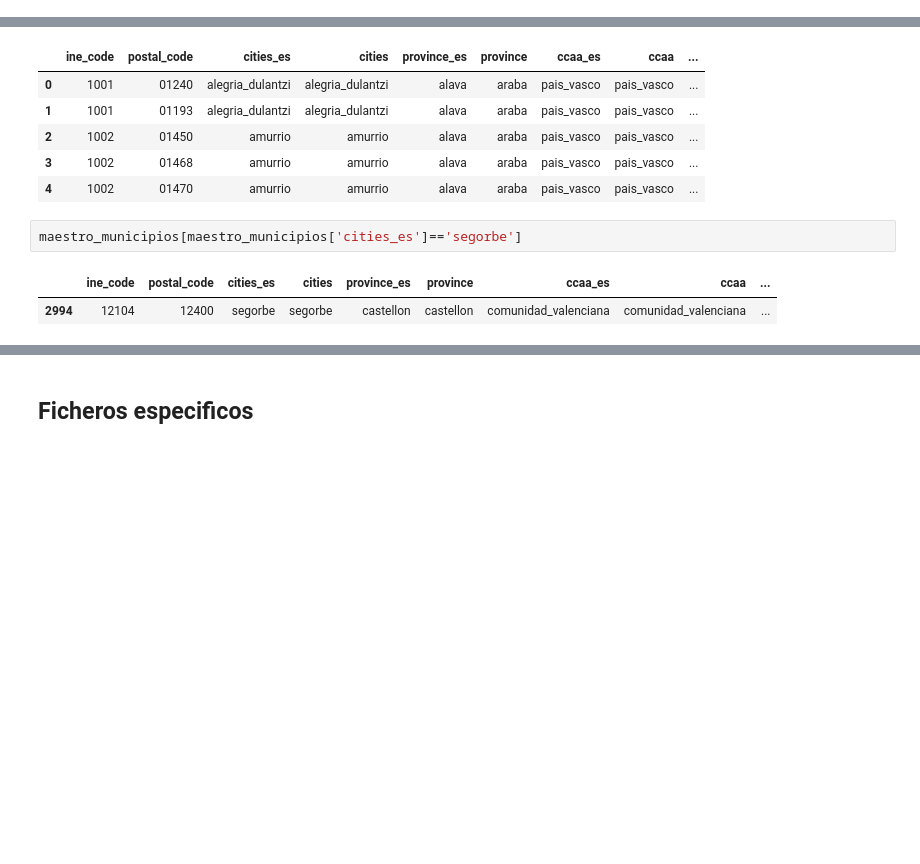
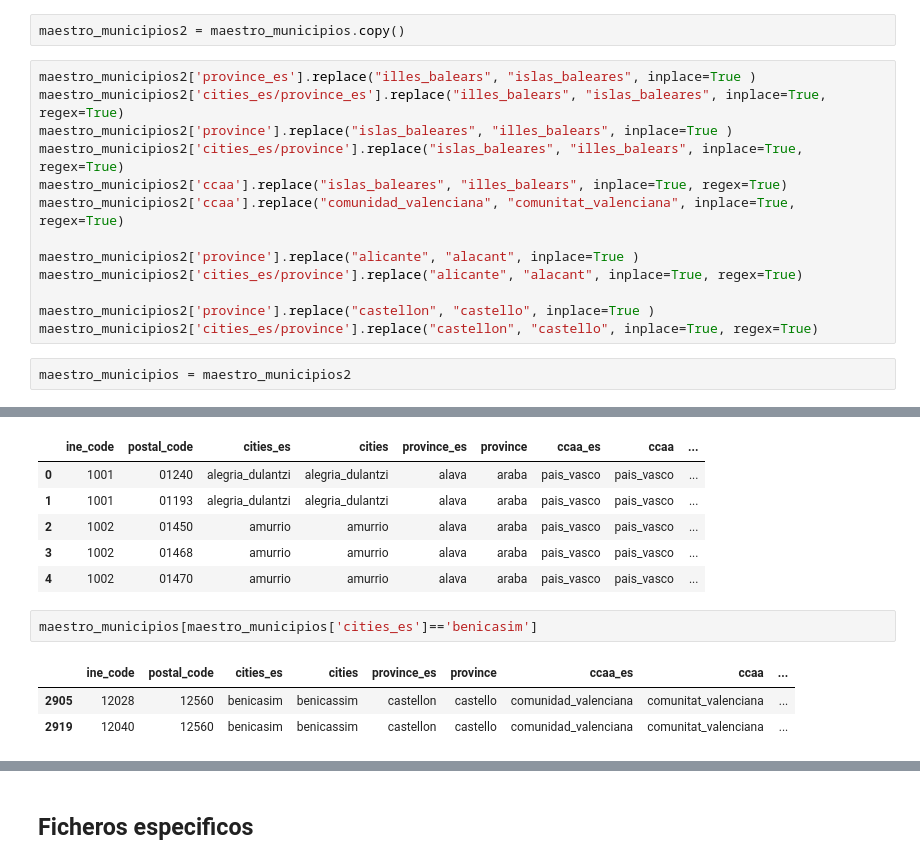
Before and after one commit to patcalsi/Exodus_urbano, a Jupyter notebook: data/patri/union_ficheros.ipynb, the cells around one changed output, grey strips where cells are left out. Cells and saved outputs as stored; diff of their text form; blank space fills up the shorter version.

```diff
--- a/data/patri/union_ficheros.ipynb
+++ b/data/patri/union_ficheros.ipynb
@@ -59,6 +59,23 @@ os.listdir()
 ## Fichero maestro
 # %%
 maestro_municipios = pd.read_csv("../maestro_idiomas_ine.csv", index_col=0, dtype={'postal_code': object})
+# %%
+maestro_municipios2 = maestro_municipios.copy()
+# %%
+maestro_municipios2['province_es'].replace("illes_balears", "islas_baleares", inplace=True )
+maestro_municipios2['cities_es/province_es'].replace("illes_balears", "islas_baleares", inplace=True, regex=True)
+maestro_municipios2['province'].replace("islas_baleares", "illes_balears", inplace=True )
+maestro_municipios2['cities_es/province'].replace("islas_baleares", "illes_balears", inplace=True, regex=True)
+maestro_municipios2['ccaa'].replace("islas_baleares", "illes_balears", inplace=True, regex=True)
+maestro_municipios2['ccaa'].replace("comunidad_valenciana", "comunitat_valenciana", inplace=True, regex=True)
+
+maestro_municipios2['province'].replace("alicante", "alacant", inplace=True )
+maestro_municipios2['cities_es/province'].replace("alicante", "alacant", inplace=True, regex=True)
+
+maestro_municipios2['province'].replace("castellon", "castello", inplace=True )
+maestro_municipios2['cities_es/province'].replace("castellon", "castello", inplace=True, regex=True)
+# %%
+maestro_municipios = maestro_municipios2
 # %%
 maestro_municipios.shape
 # %% [output]
@@ -73,7 +90,8 @@ maestro_municipios.head()
 | 3 | 1002 | 01468 | amurrio | amurrio | alava | araba | pais_vasco | pais_vasco | ... |
 | 4 | 1002 | 01470 | amurrio | amurrio | alava | araba | pais_vasco | pais_vasco | ... |
 # %%
-maestro_municipios[maestro_municipios['cities_es']=='segorbe']
+maestro_municipios[maestro_municipios['cities_es']=='benicasim']
 # %% [output]
 |  | ine_code | postal_code | cities_es | cities | province_es | province | ccaa_es | ccaa | ... |
-| 2994 | 12104 | 12400 | segorbe | segorbe | castellon | castellon | comunidad_valenciana | comunidad_valenciana | ... |
+| 2905 | 12028 | 12560 | benicasim | benicassim | castellon | castello | comunidad_valenciana | comunitat_valenciana | ... |
+| 2919 | 12040 | 12560 | benicasim | benicassim | castellon | castello | comunidad_valenciana | comunitat_valenciana | ... |
```
Also changed, not shown: parts of 69 cells of this notebook, 3 other files.
